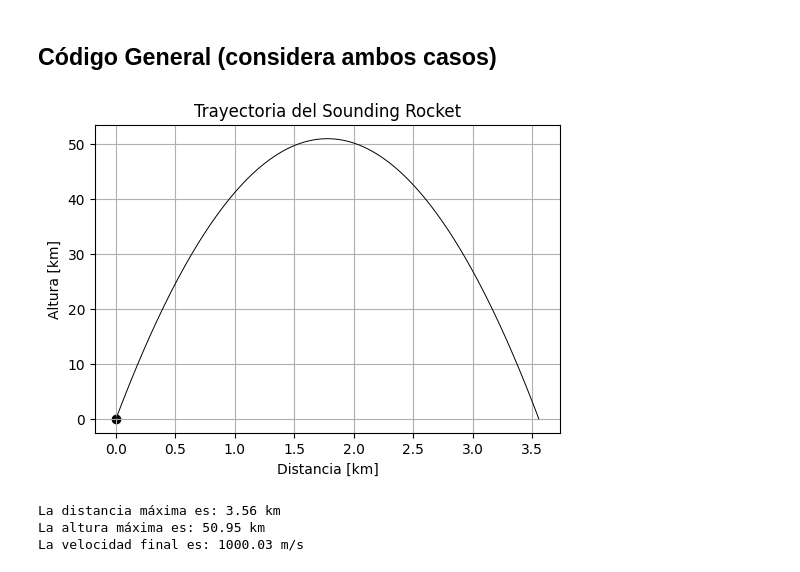
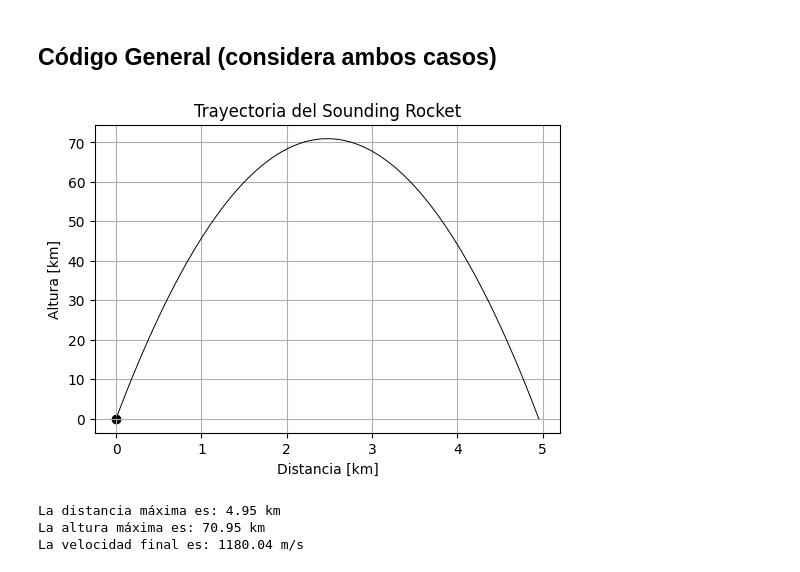
Before and after one commit to AlejandroLopezTelgie/2024-MT-Kharla-Hasse, a Jupyter notebook: trajectory/trajectory.ipynb, the cells around one changed output. Cells and saved outputs as stored; diff of their text form; code cells hidden in the pictures.

Commit message:
update trajectoy.ipynb
se añade código para velocidad inicial

```diff
--- a/trajectory/trajectory.ipynb
+++ b/trajectory/trajectory.ipynb
@@ -165,7 +165,7 @@ import matplotlib.pyplot as plt
 theta = 89 #[°] Angulo de lanzamiento
 y_0 = 0 #[m] Posición inicial eje y
 x_0 = 0 #[m] Posición inicial eje x
-v_0 = 1000 #[m/s] Vel inicial (Parte desde el reposo) 100 o 150 m/s es un valor razonable
+v_0 = 1180 #[m/s] Vel inicial (Parte desde el reposo) 100 o 150 m/s es un valor razonable
 g = 9.81 #[m/s^2] Aceleración de gravedad
 
 #Convertir grados a radianes
@@ -206,34 +206,34 @@ if theta == 90:
 elif -90 < theta < 90:
     #Tiempo para la distancia máxima (y=0)
     t_max = (v_0 * np.sin(theta_rad) + np.sqrt((v_0 * np.sin(theta_rad))**2 + 2 * g * y_0)) / g
 
     #Tiempo de simulación
     t = np.linspace(0,t_max,100)
 
     #Posiciones
     x = (v_0 * np.cos(theta_rad) * t + x_0) / 1000
     y = (v_0 * np.sin(theta_rad) * t - 0.5 * g * t**2 + y_0) / 1000
 
     #Distancia máxima
     x_max_m = x_0 + v_0 * np.cos(theta_rad) * t_max
     x_max = x_max_m / 1000
 
     #Altura máxima
     y_max_m = y_0 + (v_0**2 * np.sin(theta_rad)**2) / (2 * g)
     y_max = y_max_m / 1000
 
     #Velocidad final
     v_f = np.sqrt(v_0**2 + 2 * g * (x_max - x_0))
 
     grafica(x,y,x_0,y_0)
     print(f'La distancia máxima es: {x_max:.2f} km')
     print(f'La altura máxima es: {y_max:.2f} km')
     print(f'La velocidad final es: {v_f:.2f} m/s')
 
 else:
     print('Condiciones no válidas')
 # %% [output]
-[figure, old version]
+[figure, new version]
-La distancia máxima es: 3.56 km
-La altura máxima es: 50.95 km
-La velocidad final es: 1000.03 m/s
+La distancia máxima es: 4.95 km
+La altura máxima es: 70.95 km
+La velocidad final es: 1180.04 m/s
```
